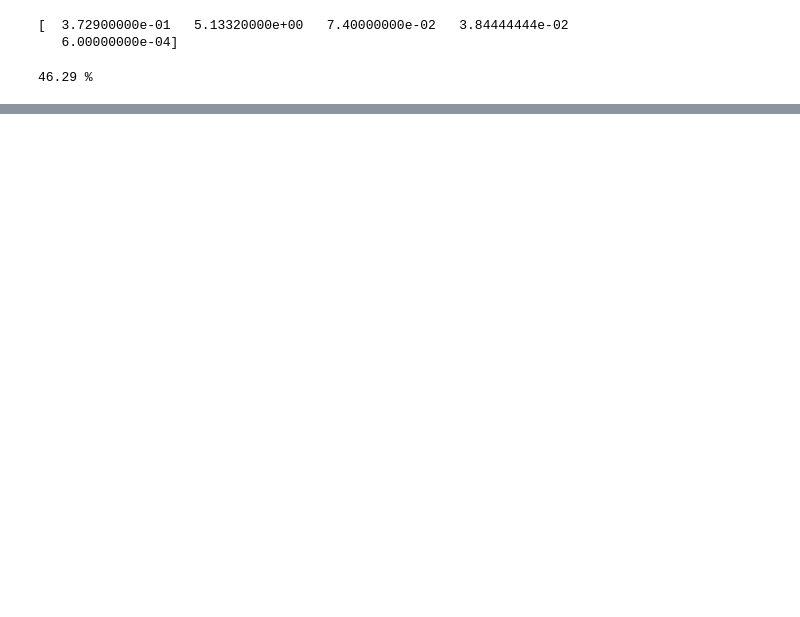
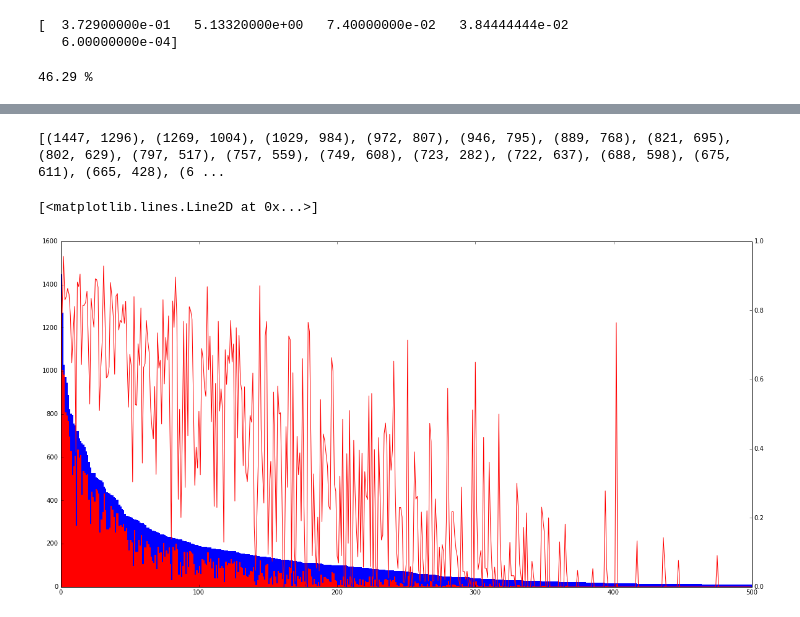
Before and after one commit to apibrac/FacebookChecksIn, a Jupyter notebook: 01_grip.ipynb, the cells around one changed output, grey strips where cells are left out. Drawn from its saved outputs; the diff is of its cells as text; code cells hidden in the pictures; blank space fills up the shorter version.

```diff
--- a/01_grip.ipynb
+++ b/01_grip.ipynb
@@ -162,0 +220,7 @@ further :
+# %%
+numberTot=collections.defaultdict(int)
+numberFou=collections.defaultdict(int)
+for real_v, found in zip(y,right):
+    numberTot[real_v]+=1
+    if found:
+        numberFou[real_v]+=1
@@ -162,0 +231,5 @@ further :
+# %%
+mylist=[]
+for i in numberTot:
+    print(i,numberTot[i],numberFou[i])
+    mylist.append((numberTot[i],numberFou[i]))
@@ -162,0 +254,17 @@ further :
+# %%
+mylist.sort(reverse=True)
+# %%
+print(mylist)
+# %% [output]
+[(1447, 1296), (1269, 1004), (1029, 984), (972, 807), (946, 795), (889, 768), (821, 695), (802, 629), (797, 517), (757, 559), (749, 608), (723, 282), (722, 637), (688, 598), (675, 611), (665, 428), (6 ...
+# %%
+until=500
+fig = plt.figure(figsize=(20,10))
+ax = fig.add_subplot(111)
+ax.bar(range(until),list(zip(*mylist))[0][:until],linewidth=0,width=1)
+ax.bar(range(until),list(zip(*mylist))[1][:until],linewidth=0,color='r',width=1)
+ax2=ax.twinx()
+ax2.plot(range(until),[r/e for e,r in mylist][:until],color='r')
+# %% [output]
+[<matplotlib.lines.Line2D at 0x...>]
+[figure, added]
```
Also changed, not shown: parts of 11 cells of this notebook.
